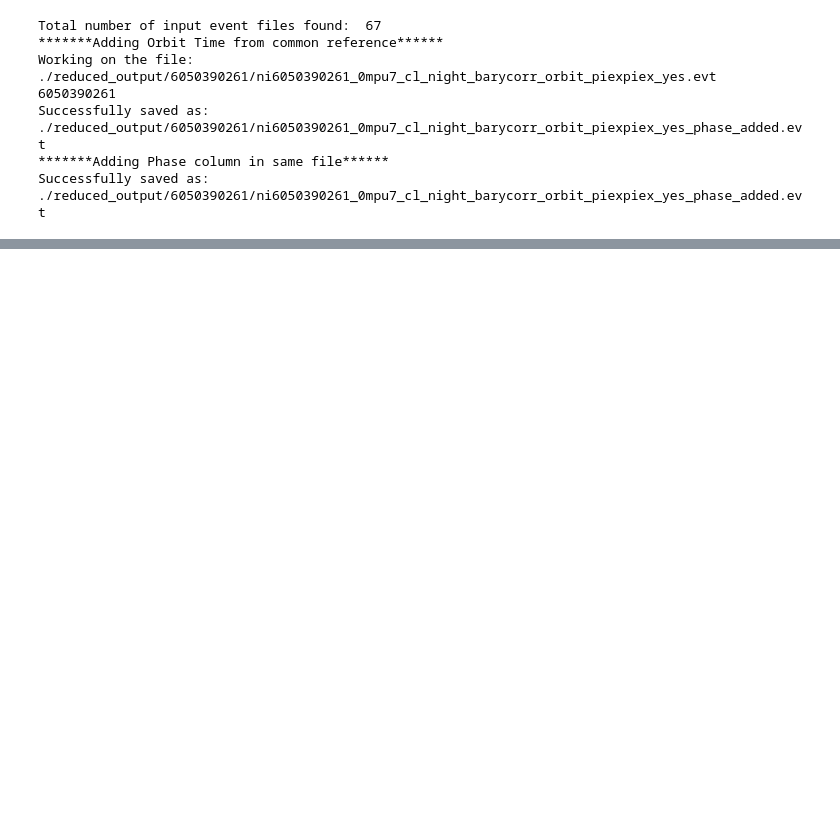
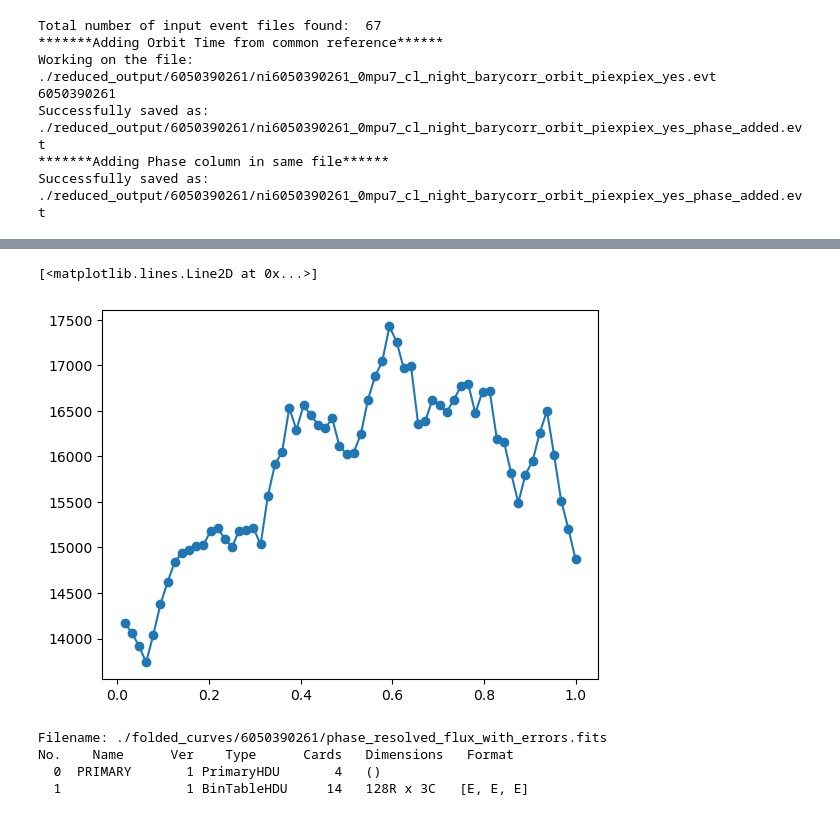
Before and after one commit to supremeKAI40/ULXP_thesis_analysis, a Jupyter notebook: nicer/nb_phase_resolved_setup.ipynb, the cells around one changed output, grey strips where cells are left out. Cells and saved outputs as stored; diff of their text form; code cells hidden in the pictures; blank space fills up the shorter version.

```diff
--- a/nicer/nb_phase_resolved_setup.ipynb
+++ b/nicer/nb_phase_resolved_setup.ipynb
@@ -131,0 +168,14 @@ phase.size
+# %%
+### Plot the profile as a line plot
+plt.plot(listed[1][1:],listed[0],'-o')
+# %% [output]
+[<matplotlib.lines.Line2D at 0x...>]
+[figure, added]
+# %%
+folded_fits=fits.open("./folded_curves/6050390261/phase_resolved_flux_with_errors.fits")
+folded_fits.info()
+# %% [output]
+Filename: ./folded_curves/6050390261/phase_resolved_flux_with_errors.fits
+No.    Name      Ver    Type      Cards   Dimensions   Format
+  0  PRIMARY       1 PrimaryHDU       4   ()
+  1                1 BinTableHDU     14   128R x 3C   [E, E, E]
```
Also changed, not shown: parts of 10 cells of this notebook, 1 other file.
